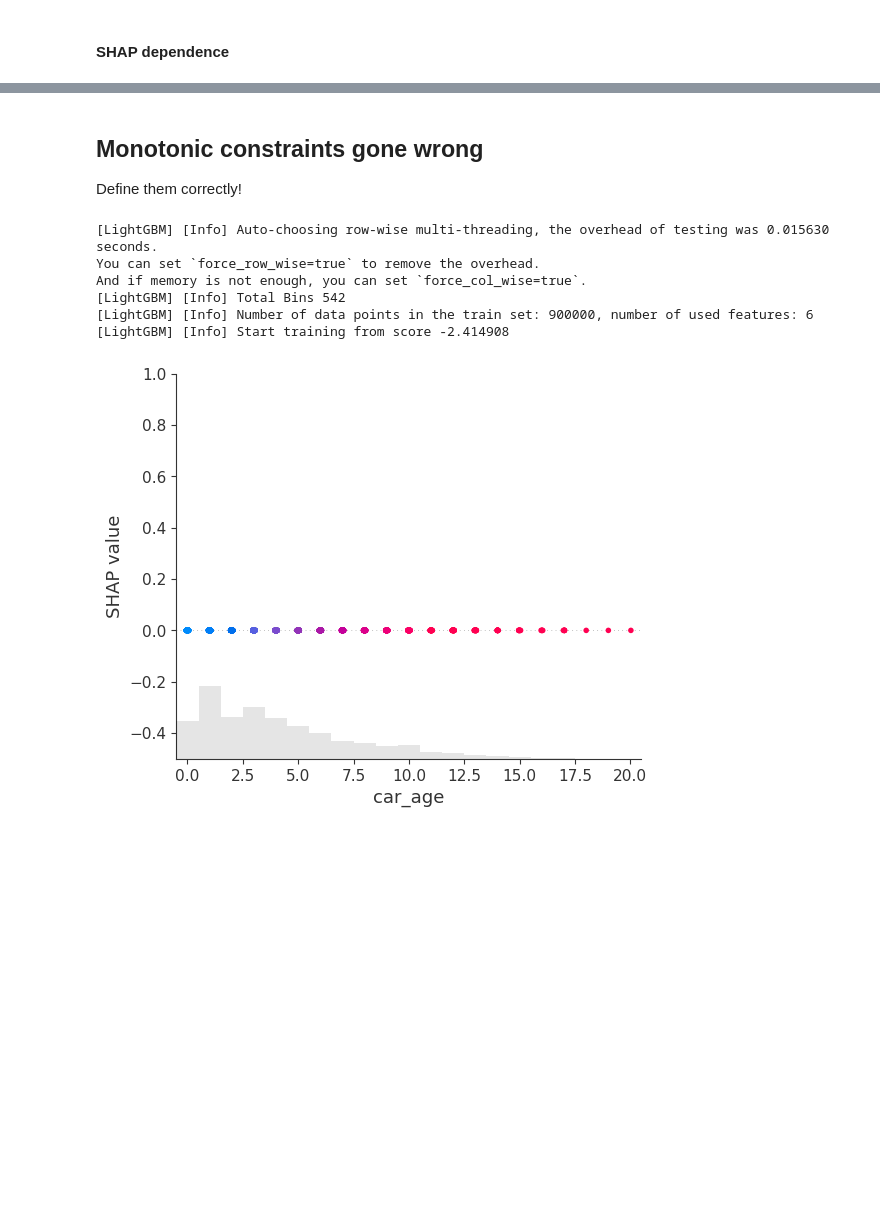
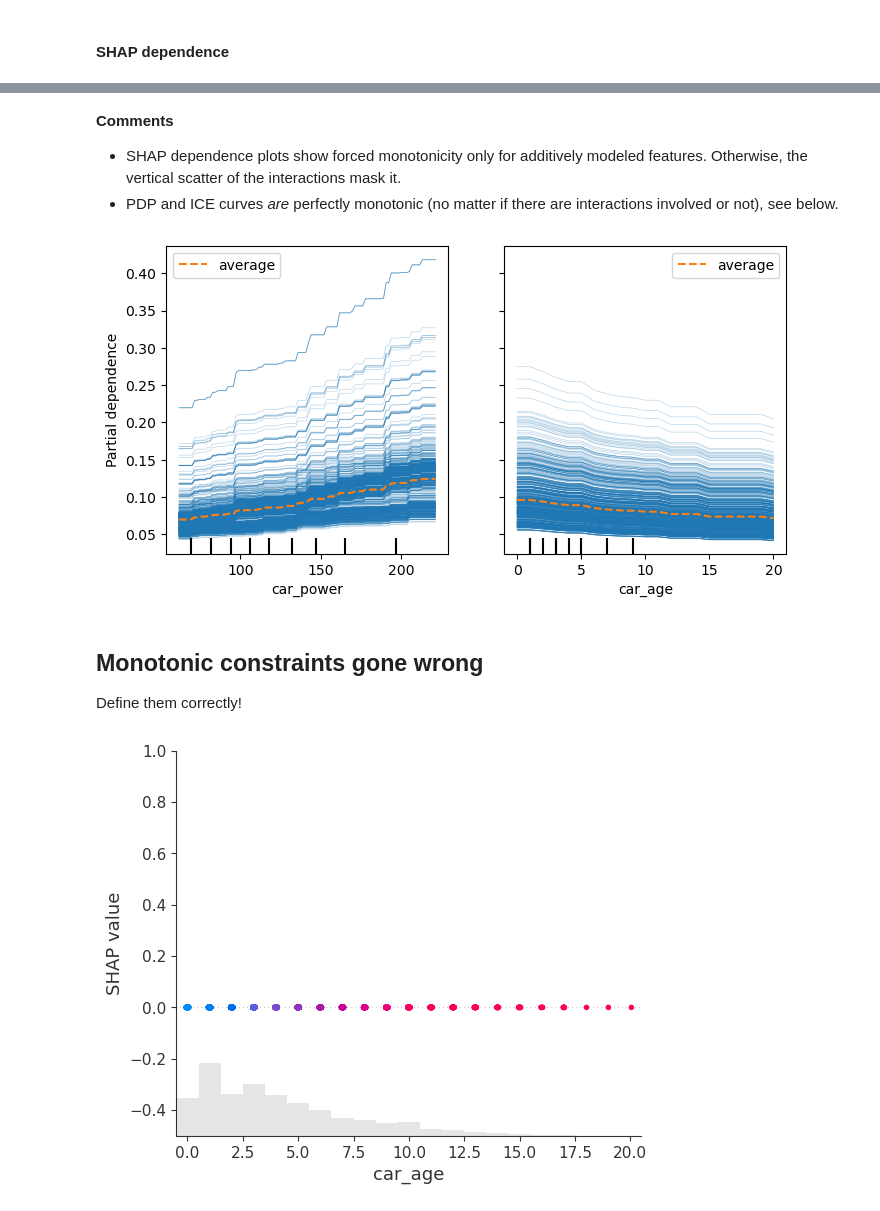
Before and after one commit to samathizer/boosted-trees, a Jupyter notebook: notebook.ipynb, the cells around one changed output, grey strips where cells are left out. Saved outputs shown, nothing was run; the diff lists cells and outputs as text; code cells hidden in the pictures; blank space fills up the shorter version.

```diff
--- a/notebook.ipynb
+++ b/notebook.ipynb
@@ -238,3 +249,16 @@ shap.plots.scatter(shap_val_mc[:, [4, 5]], color=shap_val_mc, ymin=-0.5, ymax=1)
+# %% [markdown]
+**Comments**
+
+- SHAP dependence plots show forced monotonicity only for additively modeled features. Otherwise, the vertical scatter of the interactions mask it.
+- PDP and ICE curves *are* perfectly monotonic (no matter if there are interactions involved or not), see below.
+# %%
+fig, ax = plt.subplots(figsize=(8, 4))
+
+_ = PartialDependenceDisplay.from_estimator(
+    model_mc, X_explain, ["car_power", "car_age"], kind="both", ax=ax
+)
+# %% [output]
+[figure, added]
 # %% [markdown]
 ## Monotonic constraints gone wrong
 
@@ -242,17 +266,12 @@ Define them correctly!
 # %%
 params_mc2 = params_ic | {"monotone_constraints": [0, 0, 0, 0, 1, 1]}  # Oops
 
-model_mc2 = lgb.train(params_mc2, train_set=dtrain, num_boost_round=300)
+model_mc2 = LGBMRegressor(n_estimators=num_rounds, **params_mc2, n_jobs=7)
+model_mc2.fit(X_train, y_train)
 
 explainer_mc2 = shap.Explainer(model_mc2)
 shap_val_mc2 = explainer_mc2(X_explain)
 
 shap.plots.scatter(shap_val_mc2[:, [5]], color=shap_val_mc2, ymin=-0.5, ymax=1)
 # %% [output]
-[LightGBM] [Info] Auto-choosing row-wise multi-threading, the overhead of testing was 0.015630 seconds.
-You can set `force_row_wise=true` to remove the overhead.
-And if memory is not enough, you can set `force_col_wise=true`.
-[LightGBM] [Info] Total Bins 542
-[LightGBM] [Info] Number of data points in the train set: 900000, number of used features: 6
-[LightGBM] [Info] Start training from score -2.414908
 [figure]
```
Also changed, not shown: parts of 32 cells of this notebook.
